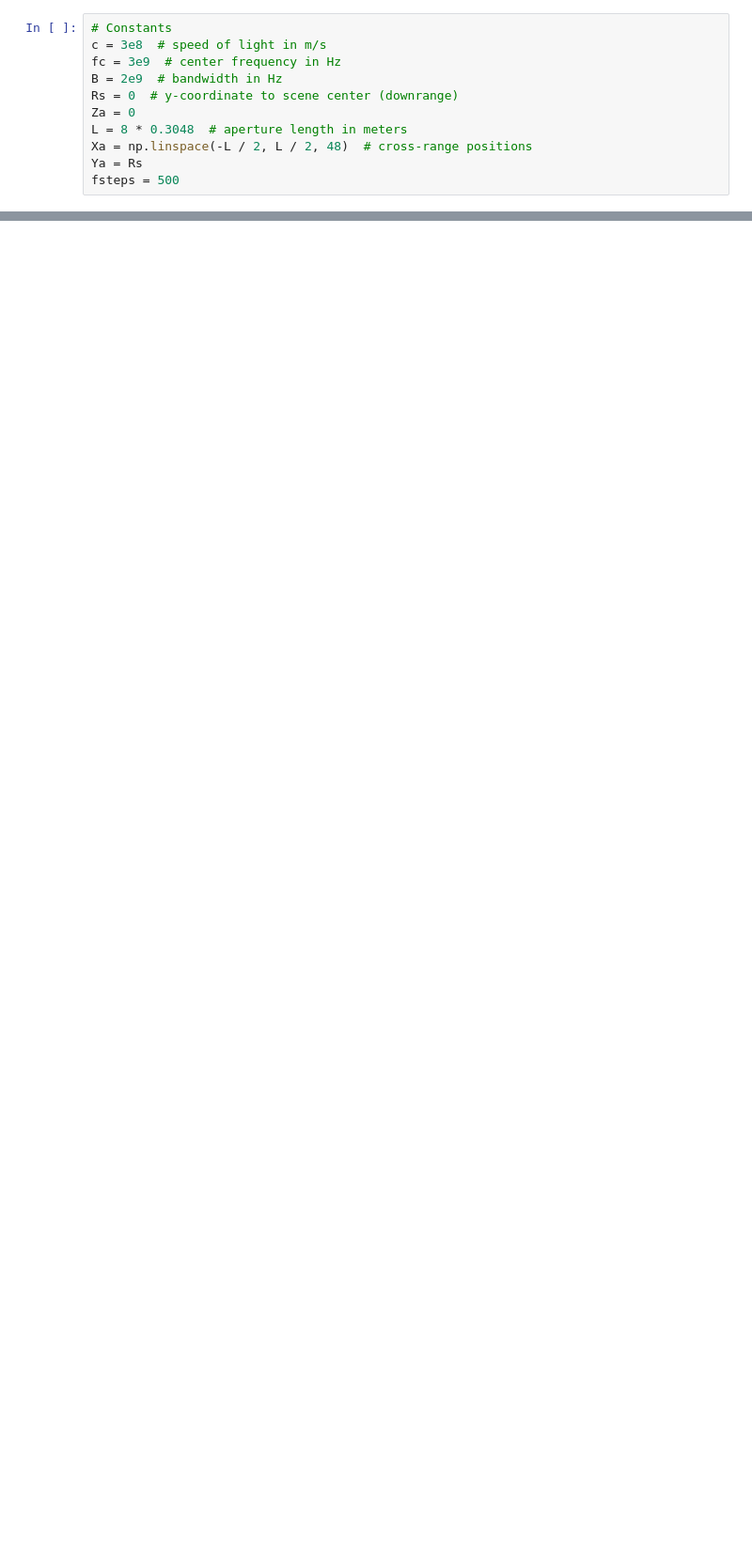
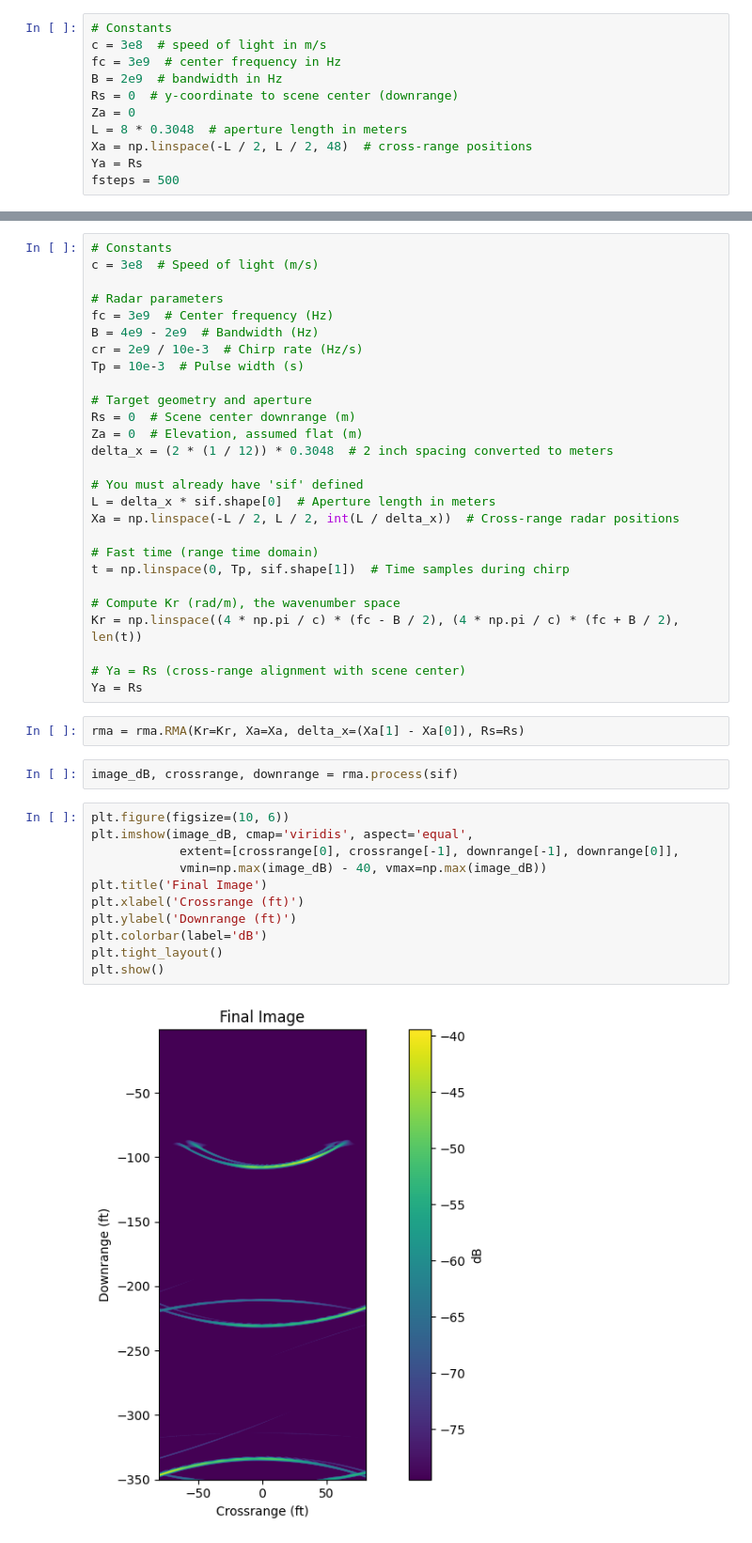
Before and after one commit to adarshgovi/coffee-can-radar, a Jupyter notebook: DuctennaVisualizer/PostMortem/sar.ipynb, the cells around one changed output, grey strips where cells are left out. Shown: that part at 94% size. Drawn from its saved outputs; the diff is of its cells as text; blank space fills up the shorter version.

```diff
--- a/DuctennaVisualizer/PostMortem/sar.ipynb
+++ b/DuctennaVisualizer/PostMortem/sar.ipynb
@@ -50,0 +55,44 @@ plt.show()
+# %%
+# Constants
+c = 3e8  # Speed of light (m/s)
+
+# Radar parameters
+fc = 3e9  # Center frequency (Hz)
+B = 4e9 - 2e9  # Bandwidth (Hz)
+cr = 2e9 / 10e-3  # Chirp rate (Hz/s)
+Tp = 10e-3  # Pulse width (s)
+
+# Target geometry and aperture
+Rs = 0  # Scene center downrange (m)
+Za = 0  # Elevation, assumed flat (m)
+delta_x = (2 * (1 / 12)) * 0.3048  # 2 inch spacing converted to meters
+
+# You must already have 'sif' defined
+L = delta_x * sif.shape[0]  # Aperture length in meters
+Xa = np.linspace(-L / 2, L / 2, int(L / delta_x))  # Cross-range radar positions
+
+# Fast time (range time domain)
+t = np.linspace(0, Tp, sif.shape[1])  # Time samples during chirp
+
+# Compute Kr (rad/m), the wavenumber space
+Kr = np.linspace((4 * np.pi / c) * (fc - B / 2), (4 * np.pi / c) * (fc + B / 2), len(t))
+
+# Ya = Rs (cross-range alignment with scene center)
+Ya = Rs
+# %%
+rma = rma.RMA(Kr=Kr, Xa=Xa, delta_x=(Xa[1] - Xa[0]), Rs=Rs)
+# %%
+image_dB, crossrange, downrange = rma.process(sif)
+# %%
+plt.figure(figsize=(10, 6))
+plt.imshow(image_dB, cmap='viridis', aspect='equal',
+            extent=[crossrange[0], crossrange[-1], downrange[-1], downrange[0]],
+            vmin=np.max(image_dB) - 40, vmax=np.max(image_dB))
+plt.title('Final Image')
+plt.xlabel('Crossrange (ft)')
+plt.ylabel('Downrange (ft)')
+plt.colorbar(label='dB')
+plt.tight_layout()
+plt.show()
+# %% [output]
+[figure, added]
```
Also changed, not shown: parts of 3 cells of this notebook, 2 other files.
